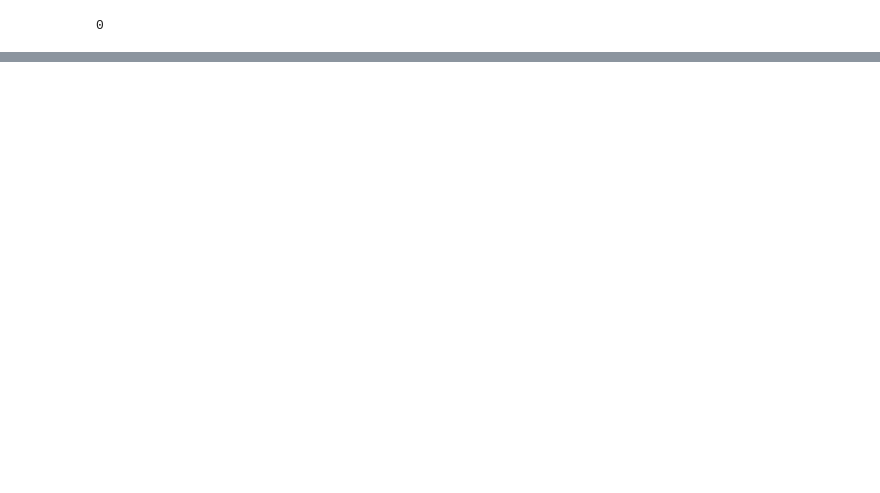
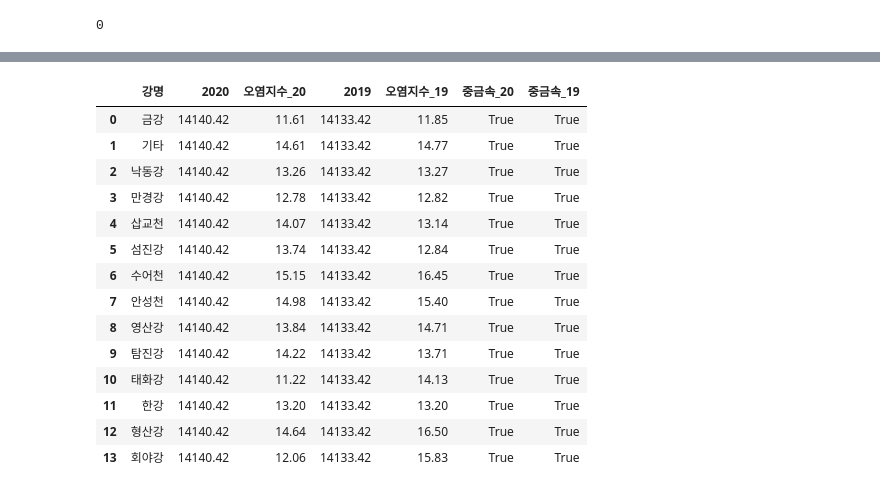
Before and after one commit to yeommss/Mini-Project, a Jupyter notebook: 5주차/0503_water_EDA.ipynb, the cells around one changed output, grey strips where cells are left out. Saved outputs shown, nothing was run; the diff lists cells and outputs as text; code cells hidden in the pictures; blank space fills up the shorter version.

```diff
--- a/5주차/0503_water_EDA.ipynb
+++ b/5주차/0503_water_EDA.ipynb
@@ -244,0 +281,4 @@ water.to_csv('output/water/water_1920.csv', index=False)
+# %%
+# 저장한 데이터 가져오기
+raw = pd.read_csv('output/water/water_1920.csv')
+raw.shape
@@ -244,0 +326,4 @@ water.to_csv('output/water/water_1920.csv', index=False)
+# %%
+# 월별 중금속 평균
+df = raw.groupby(by=['강명', '월', '항목'], as_index=False).mean()
+df.head(20)
@@ -244,0 +627,4 @@ water.to_csv('output/water/water_1920.csv', index=False)
+# %%
+# 중금속만
+metal_df = df[(df['항목'].isin(metal))]
+metal_df
@@ -244,0 +645,4 @@ water.to_csv('output/water/water_1920.csv', index=False)
+# %%
+# 중금속 합치기
+metal_df = metal_df.groupby('강명', as_index=False).sum()
+metal_df
@@ -244,0 +665,20 @@ water.to_csv('output/water/water_1920.csv', index=False)
+# %%
+metal_df['중금속_20'] = metal_df['오염지수_20'] != 0
+metal_df['중금속_19'] = metal_df['오염지수_19'] != 0
+metal_df
+# %% [output]
+|  | 강명 | 2020 | 오염지수_20 | 2019 | 오염지수_19 | 중금속_20 | 중금속_19 |
+| 0 | 금강 | 14140.42 | 11.61 | 14133.42 | 11.85 | True | True |
+| 1 | 기타 | 14140.42 | 14.61 | 14133.42 | 14.77 | True | True |
+| 2 | 낙동강 | 14140.42 | 13.26 | 14133.42 | 13.27 | True | True |
+| 3 | 만경강 | 14140.42 | 12.78 | 14133.42 | 12.82 | True | True |
+| 4 | 삽교천 | 14140.42 | 14.07 | 14133.42 | 13.14 | True | True |
+| 5 | 섬진강 | 14140.42 | 13.74 | 14133.42 | 12.84 | True | True |
+| 6 | 수어천 | 14140.42 | 15.15 | 14133.42 | 16.45 | True | True |
+| 7 | 안성천 | 14140.42 | 14.98 | 14133.42 | 15.40 | True | True |
+| 8 | 영산강 | 14140.42 | 13.84 | 14133.42 | 14.71 | True | True |
+| 9 | 탐진강 | 14140.42 | 14.22 | 14133.42 | 13.71 | True | True |
+| 10 | 태화강 | 14140.42 | 11.22 | 14133.42 | 14.13 | True | True |
+| 11 | 한강 | 14140.42 | 13.20 | 14133.42 | 13.20 | True | True |
+| 12 | 형산강 | 14140.42 | 14.64 | 14133.42 | 16.50 | True | True |
+| 13 | 회야강 | 14140.42 | 12.06 | 14133.42 | 15.83 | True | True |
```
Also changed, not shown: parts of 112 cells of this notebook, 15 other files.
